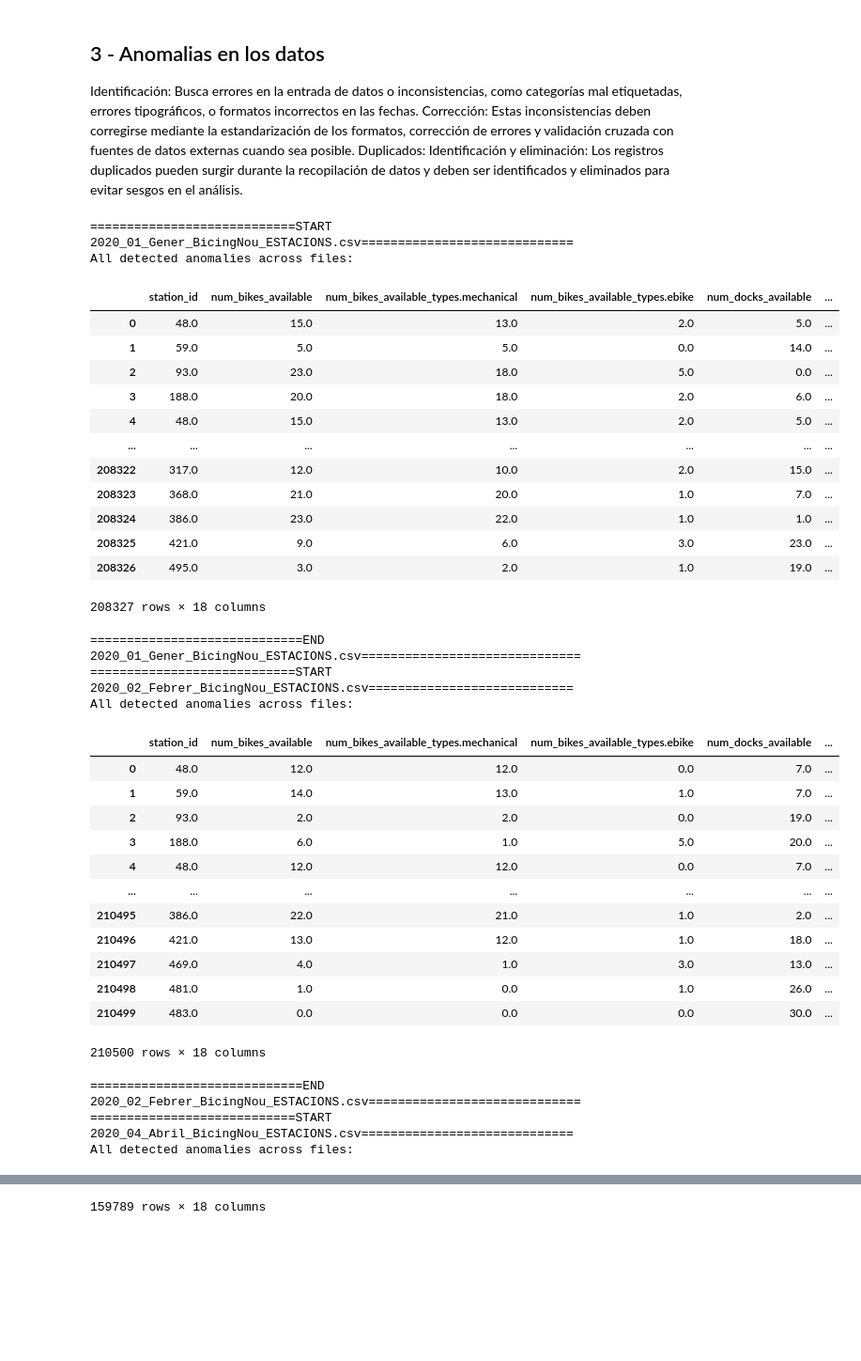
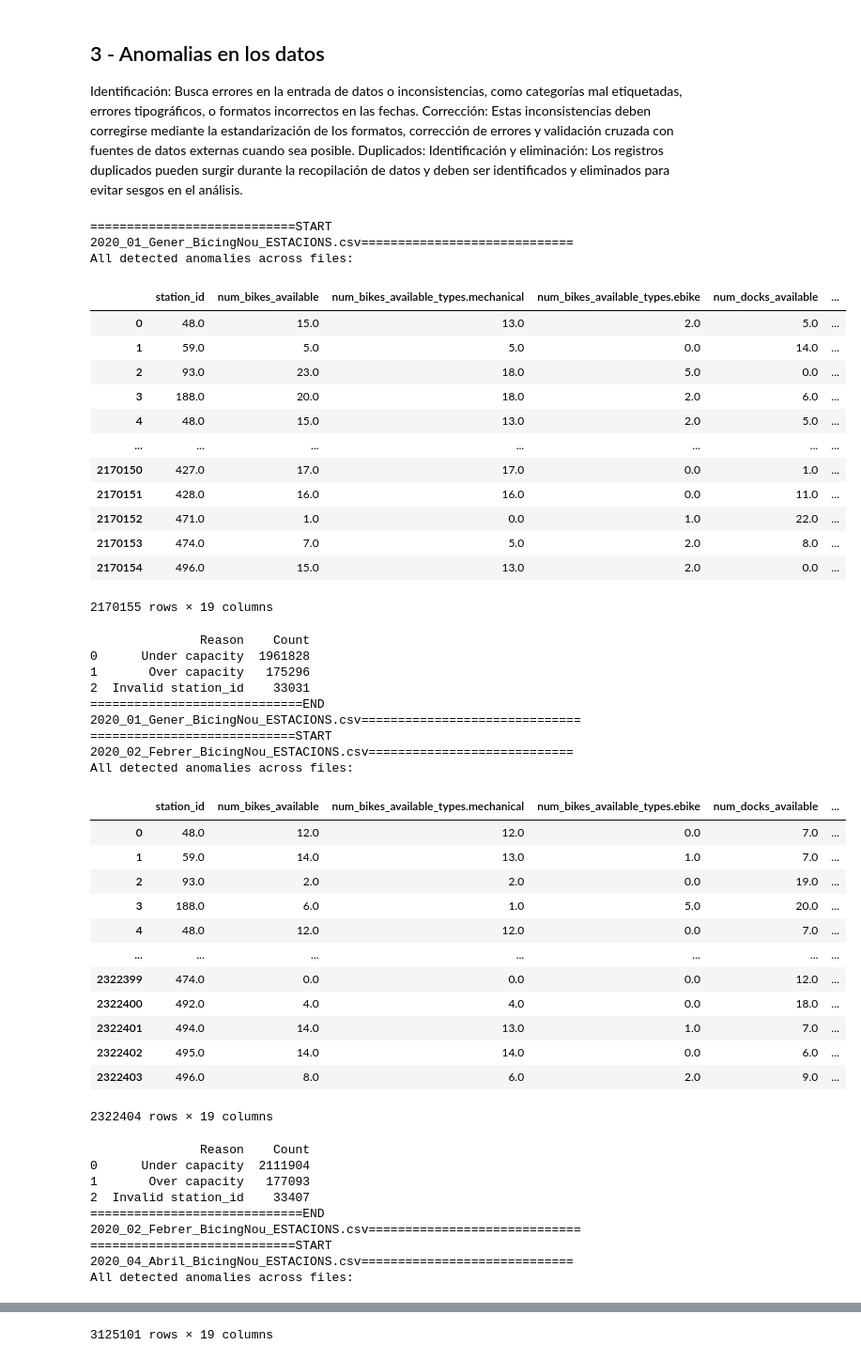
Before and after one commit to franmastromarino/ub-bicing-capstone-project, a Jupyter notebook: notebooks/exploratory.ipynb, the cells around one changed output, grey strips where cells are left out. Shown at 94% size. Saved outputs shown, nothing was run; the diff lists cells and outputs as text; code cells hidden in the pictures; blank space fills up the shorter version.

Commit message:
Under capacity & visualization

```diff
--- a/notebooks/exploratory.ipynb
+++ b/notebooks/exploratory.ipynb
@@ -199,39 +211,54 @@ for file_name, df in tqdm(files_df.items(), desc="Processing Files"):
     try:
         print(f'START {file_name}'.center(100, "="))
 
         if isinstance(df, dd.DataFrame):
             df = df.compute()
 
         anomalies = detect_anomalies(df)
 
         # Si se desean consolidar todas las anomalías en un solo DataFrame
         if anomalies:
             all_anomalies = pd.concat(anomalies, ignore_index=True)
             print("All detected anomalies across files:")
             display(all_anomalies)
+            # Assuming 'all_anomalies' is your DataFrame that contains anomalies including a 'reason' column.
+            if 'reason' in all_anomalies.columns:
+                # Count the occurrences of each category in the 'reason' column.
+                reason_counts = all_anomalies['reason'].value_counts()
+
+                # Create a new DataFrame from the counts.
+                reason_counts_df = reason_counts.reset_index()
+                reason_counts_df.columns = ['Reason', 'Count']
+
+                # Display the DataFrame
+                print(reason_counts_df)
         else:
             print("No anomalies detected across all files.")
 
         print(f'END {file_name}'.center(100, "="))
 
     except Exception as e:
         print(f"Error processing {file_name}: {e}")
 # %% [output]
 ============================START 2020_01_Gener_BicingNou_ESTACIONS.csv=============================
 All detected anomalies across files:
 |  | station_id | num_bikes_available | num_bikes_available_types.mechanical | num_bikes_available_types.ebike | num_docks_available | ... |
 | 0 | 48.0 | 15.0 | 13.0 | 2.0 | 5.0 | ... |
 | 1 | 59.0 | 5.0 | 5.0 | 0.0 | 14.0 | ... |
 | 2 | 93.0 | 23.0 | 18.0 | 5.0 | 0.0 | ... |
 | 3 | 188.0 | 20.0 | 18.0 | 2.0 | 6.0 | ... |
 | 4 | 48.0 | 15.0 | 13.0 | 2.0 | 5.0 | ... |
 | ... | ... | ... | ... | ... | ... | ... |
-| 208322 | 317.0 | 12.0 | 10.0 | 2.0 | 15.0 | ... |
-| 208323 | 368.0 | 21.0 | 20.0 | 1.0 | 7.0 | ... |
-| 208324 | 386.0 | 23.0 | 22.0 | 1.0 | 1.0 | ... |
-| 208325 | 421.0 | 9.0 | 6.0 | 3.0 | 23.0 | ... |
-| 208326 | 495.0 | 3.0 | 2.0 | 1.0 | 19.0 | ... |
+| 2170150 | 427.0 | 17.0 | 17.0 | 0.0 | 1.0 | ... |
+| 2170151 | 428.0 | 16.0 | 16.0 | 0.0 | 11.0 | ... |
+| 2170152 | 471.0 | 1.0 | 0.0 | 1.0 | 22.0 | ... |
+| 2170153 | 474.0 | 7.0 | 5.0 | 2.0 | 8.0 | ... |
+| 2170154 | 496.0 | 15.0 | 13.0 | 2.0 | 0.0 | ... |
-208327 rows × 18 columns
+2170155 rows × 19 columns
+               Reason    Count
+0      Under capacity  1961828
+1       Over capacity   175296
+2  Invalid station_id    33031
 =============================END 2020_01_Gener_BicingNou_ESTACIONS.csv==============================
 ============================START 2020_02_Febrer_BicingNou_ESTACIONS.csv============================
 All detected anomalies across files:
@@ -242,12 +269,16 @@ All detected anomalies across files:
 | 3 | 188.0 | 6.0 | 1.0 | 5.0 | 20.0 | ... |
 | 4 | 48.0 | 12.0 | 12.0 | 0.0 | 7.0 | ... |
 | ... | ... | ... | ... | ... | ... | ... |
-| 210495 | 386.0 | 22.0 | 21.0 | 1.0 | 2.0 | ... |
-| 210496 | 421.0 | 13.0 | 12.0 | 1.0 | 18.0 | ... |
-| 210497 | 469.0 | 4.0 | 1.0 | 3.0 | 13.0 | ... |
-| 210498 | 481.0 | 1.0 | 0.0 | 1.0 | 26.0 | ... |
-| 210499 | 483.0 | 0.0 | 0.0 | 0.0 | 30.0 | ... |
+| 2322399 | 474.0 | 0.0 | 0.0 | 0.0 | 12.0 | ... |
+| 2322400 | 492.0 | 4.0 | 4.0 | 0.0 | 18.0 | ... |
+| 2322401 | 494.0 | 14.0 | 13.0 | 1.0 | 7.0 | ... |
+| 2322402 | 495.0 | 14.0 | 14.0 | 0.0 | 6.0 | ... |
+| 2322403 | 496.0 | 8.0 | 6.0 | 2.0 | 9.0 | ... |
-210500 rows × 18 columns
+2322404 rows × 19 columns
+               Reason    Count
+0      Under capacity  2111904
+1       Over capacity   177093
+2  Invalid station_id    33407
 =============================END 2020_02_Febrer_BicingNou_ESTACIONS.csv=============================
 ============================START 2020_04_Abril_BicingNou_ESTACIONS.csv=============================
 All detected anomalies across files:
@@ -266 +297 @@ All detected anomalies across files:
-159789 rows × 18 columns
+3125101 rows × 19 columns
```
Also changed, not shown: parts of 2 cells of this notebook, 3 other files.
